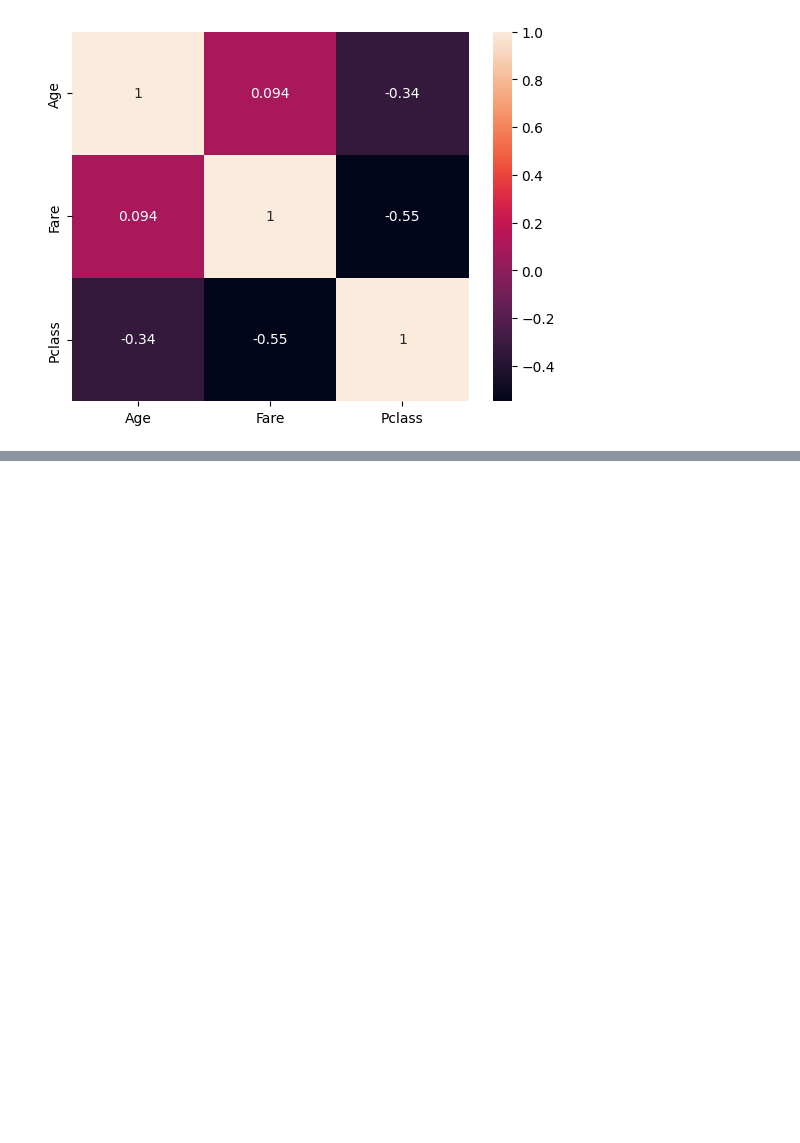
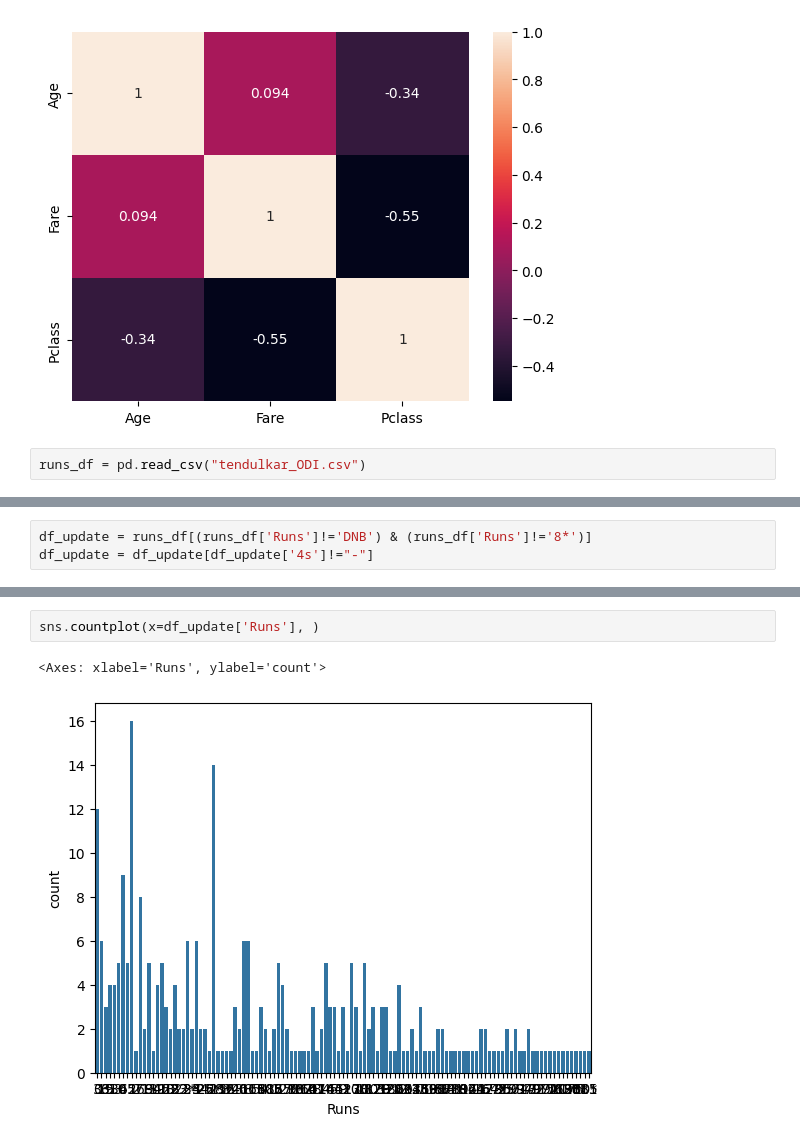
Before and after one commit to monikaa947/Upgrad-Learning, a Jupyter notebook: EDA_Analysis_techniques.ipynb, the cells around one changed output, grey strips where cells are left out. Drawn from its saved outputs; the diff is of its cells as text; blank space fills up the shorter version.

```diff
--- a/EDA_Analysis_techniques.ipynb
+++ b/EDA_Analysis_techniques.ipynb
@@ -227,3 +227,5 @@ sns.heatmap(df2[['Age','Fare','Pclass']].corr(),annot=True)
 plt.show()
 # %% [output]
 [figure]
+# %%
+runs_df = pd.read_csv("tendulkar_ODI.csv")
@@ -229,0 +268,3 @@ plt.show()
+# %%
+df_update = runs_df[(runs_df['Runs']!='DNB') & (runs_df['Runs']!='8*')]
+df_update = df_update[df_update['4s']!="-"]
@@ -229,0 +284,5 @@ plt.show()
+# %%
+sns.countplot(x=df_update['Runs'], )
+# %% [output]
+<Axes: xlabel='Runs', ylabel='count'>
+[figure, added]
```
Also changed, not shown: parts of 43 cells of this notebook.
